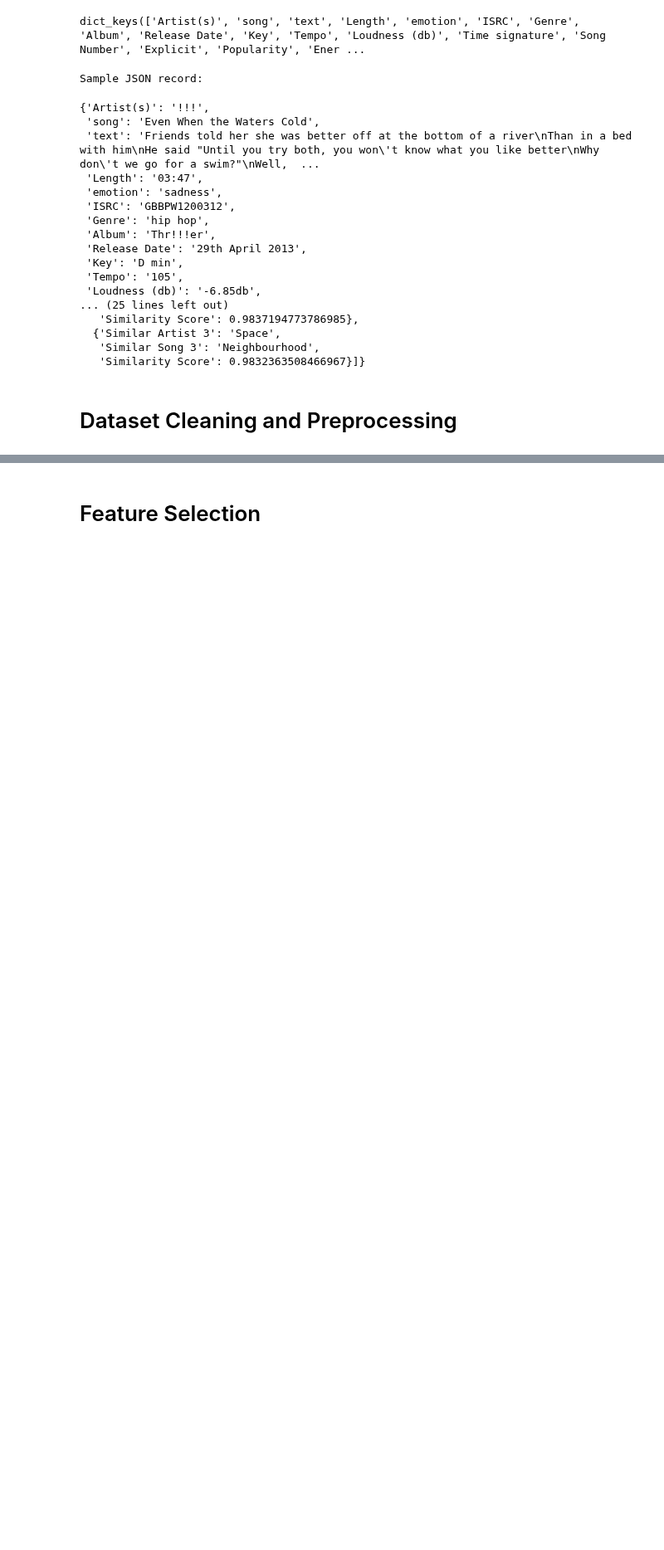
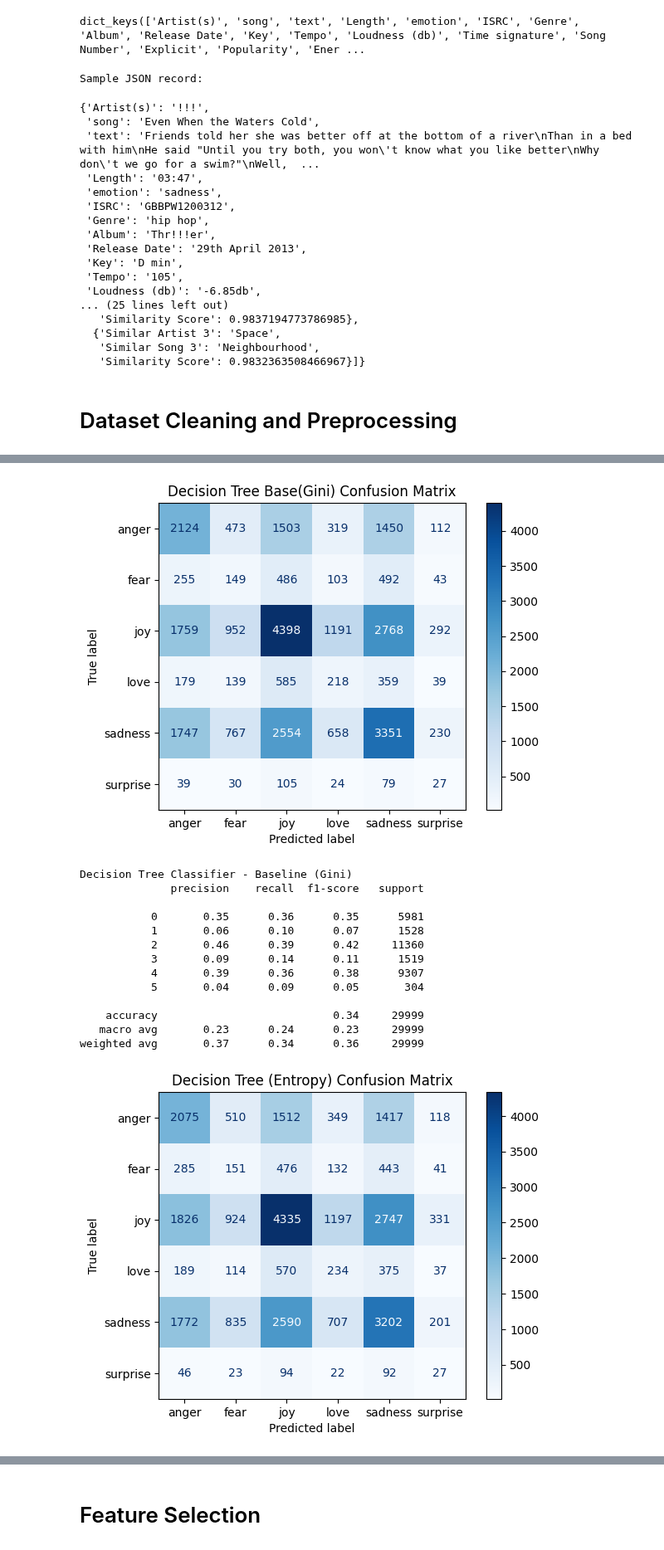
Before and after one commit to danielromerom/spotify-lyrical-analysis, a Jupyter notebook: notebooks/spotify_data_exploration.ipynb, the cells around one changed output, grey strips where cells are left out. Shown at 83% size. Cells and saved outputs as stored; diff of their text form; code cells hidden in the pictures; blank space fills up the shorter version.

```diff
--- a/notebooks/spotify_data_exploration.ipynb
+++ b/notebooks/spotify_data_exploration.ipynb
@@ -376,0 +354,72 @@ Name: count, dtype: int64
+# %%
+# Models
+
+# Decision Tree Classifier
+from sklearn.tree import DecisionTreeClassifier
+from sklearn.metrics import classification_report, confusion_matrix, ConfusionMatrixDisplay
+
+
+# Baseline Decision Tree - Gini
+dt_base = DecisionTreeClassifier(random_state=67, criterion='gini')
+dt_base.fit(X_train, y_train)
+y_pred_dt_base = dt_base.predict(X_test)
+
+cm_base = confusion_matrix(y_test, y_pred_dt_base)
+disp = ConfusionMatrixDisplay(confusion_matrix=cm_base, display_labels=label_enc.classes_)
+disp.plot(cmap=plt.cm.Blues)
+plt.title("Decision Tree Base(Gini) Confusion Matrix")
+plt.show()
+
+print("Decision Tree Classifier - Baseline (Gini)")
+print(classification_report(y_test, y_pred_dt_base))
+
+#Decision Tree - Entropy
+dt_entropy = DecisionTreeClassifier(random_state=67, criterion='entropy')
+dt_entropy.fit(X_train, y_train)
+y_pred_dt_entropy = dt_entropy.predict(X_test)
+
+cm_entropy = confusion_matrix(y_test, y_pred_dt_entropy)
+disp = ConfusionMatrixDisplay(confusion_matrix=cm_entropy, display_labels=label_enc.classes_)
+disp.plot(cmap=plt.cm.Blues)
+plt.title("Decision Tree (Entropy) Confusion Matrix")
+plt.show()
+
+print("Decision Tree Classifier - Entropy")
+print(classification_report(y_test, y_pred_dt_base))
+
+# Decision Tree - Max Depth Variation: Current Best - 20
+for depth in [5, 10, 15, 20, None]:
+    dt = DecisionTreeClassifier(random_state=42, max_depth=depth)
+    dt.fit(X_train, y_train)
+    y_pred_depth = dt.predict(X_test)
+
+    print(f"Decision Tree Classifier - Max Depth={depth}")
+    print(classification_report(y_test, y_pred_depth))
+
+# Decision Tree - Min Samples Split Variation: No visible change
+for leaf in [2, 5, 10, 20]:
+    dt_leaf = DecisionTreeClassifier(random_state=42, min_samples_split=leaf, max_depth=20)
+    dt_leaf.fit(X_train, y_train)
+    y_pred_leaf = dt.predict(X_test)
+
+    print(f"Decision Tree Classifier - Min Samples Split={leaf}")
+    print(classification_report(y_test, y_pred_leaf))
+
+
+# Decision Tree -
+# %% [output]
+[figure, added]
+Decision Tree Classifier - Baseline (Gini)
+              precision    recall  f1-score   support
+
+           0       0.35      0.36      0.35      5981
+           1       0.06      0.10      0.07      1528
+           2       0.46      0.39      0.42     11360
+           3       0.09      0.14      0.11      1519
+           4       0.39      0.36      0.38      9307
+           5       0.04      0.09      0.05       304
+
+    accuracy                           0.34     29999
+   macro avg       0.23      0.24      0.23     29999
+weighted avg       0.37      0.34      0.36     29999
+[figure, added]
```
Also changed, not shown: parts of 8 cells of this notebook.
